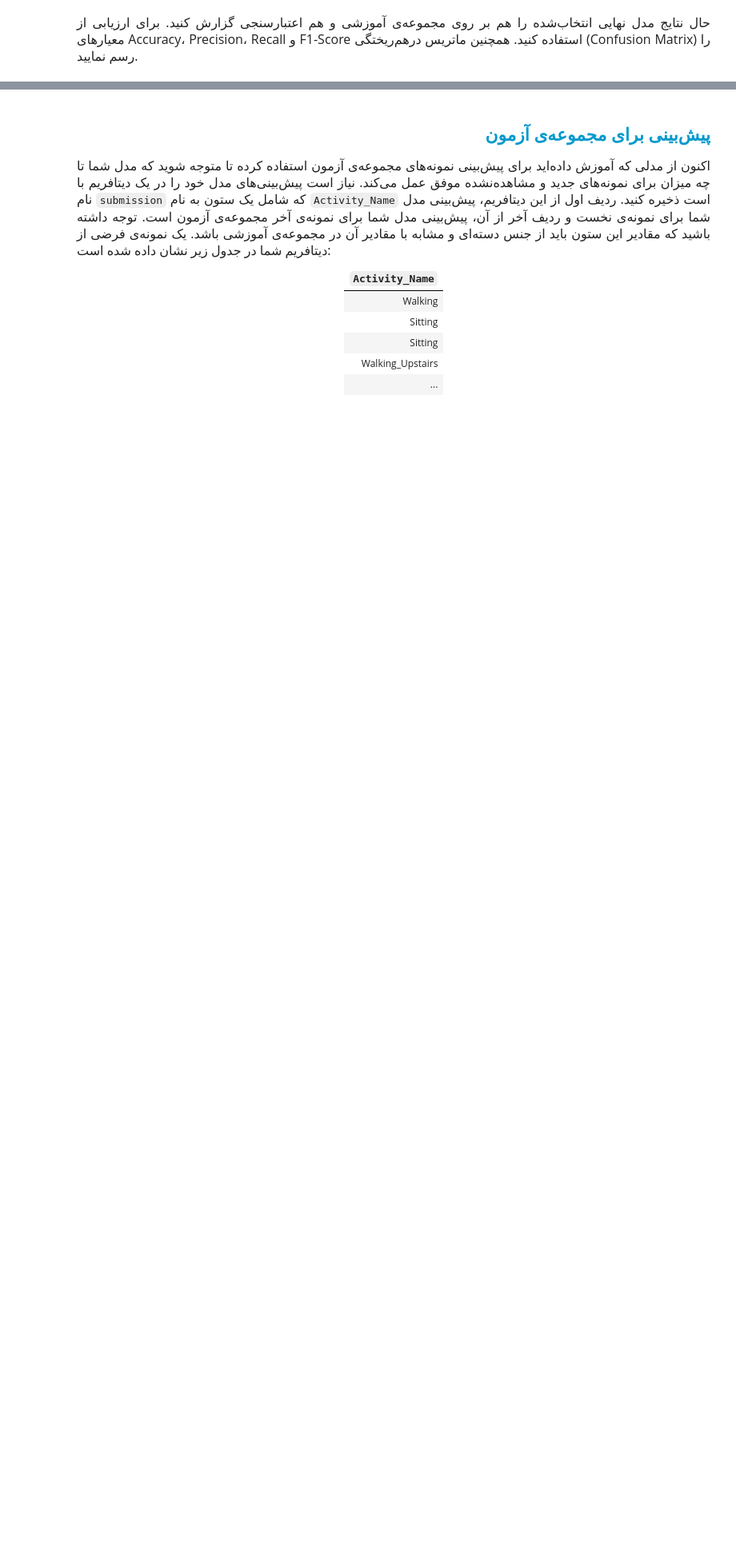
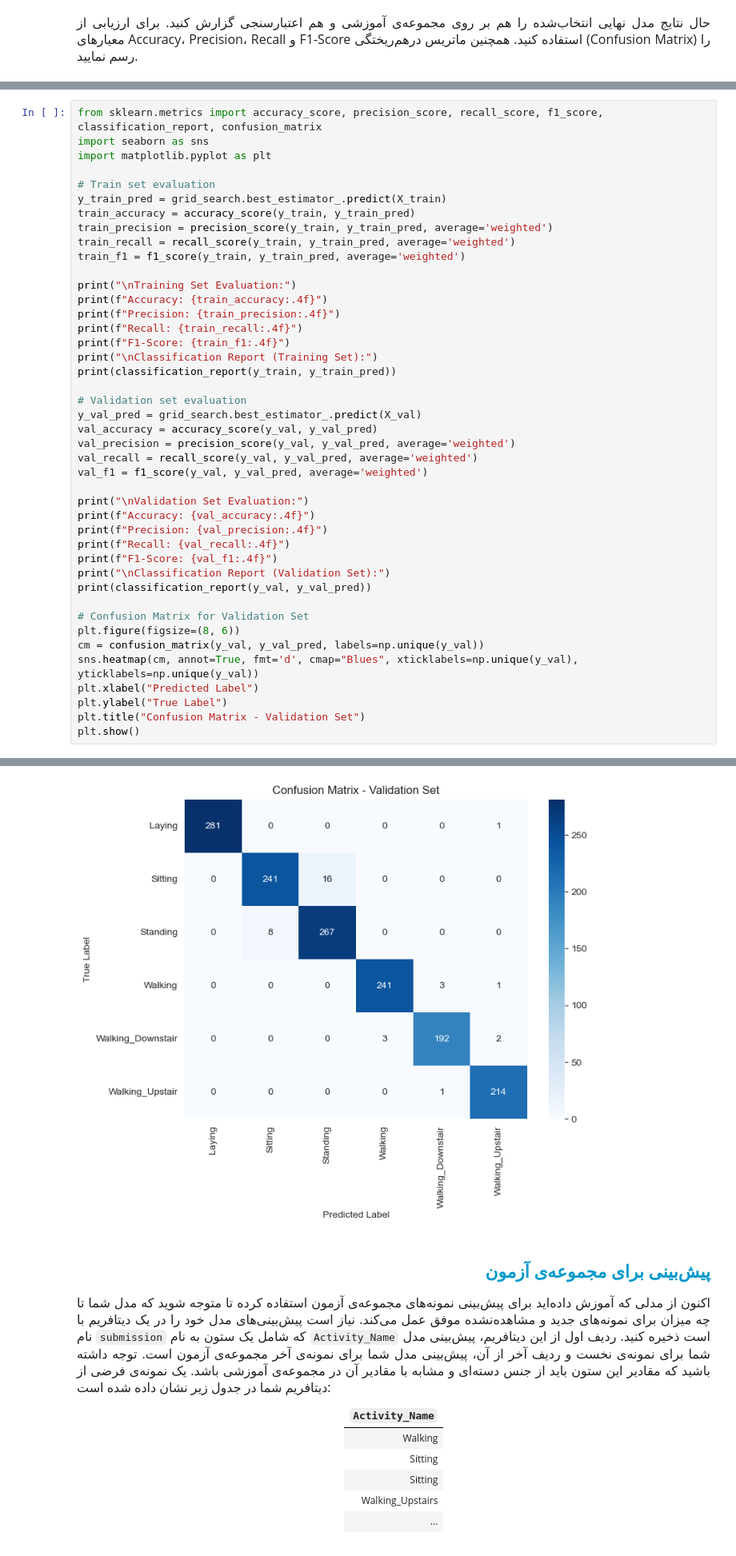
Before and after one commit to hirpej/human_activity_classification, a Jupyter notebook: human_activity_classification.ipynb, the cells around one changed output, grey strips where cells are left out. Shown: that part at 80% size. Saved outputs shown, nothing was run; the diff lists cells and outputs as text; blank space fills up the shorter version.

```diff
--- a/human_activity_classification.ipynb
+++ b/human_activity_classification.ipynb
@@ -277,0 +279,44 @@ This combination resulted in a <b>stable and highly accurate model</b> with an <
+# %%
+from sklearn.metrics import accuracy_score, precision_score, recall_score, f1_score, classification_report, confusion_matrix
+import seaborn as sns
+import matplotlib.pyplot as plt
+
+# Train set evaluation
+y_train_pred = grid_search.best_estimator_.predict(X_train)
+train_accuracy = accuracy_score(y_train, y_train_pred)
+train_precision = precision_score(y_train, y_train_pred, average='weighted')
+train_recall = recall_score(y_train, y_train_pred, average='weighted')
+train_f1 = f1_score(y_train, y_train_pred, average='weighted')
+
+print("\nTraining Set Evaluation:")
+print(f"Accuracy: {train_accuracy:.4f}")
+print(f"Precision: {train_precision:.4f}")
+print(f"Recall: {train_recall:.4f}")
+print(f"F1-Score: {train_f1:.4f}")
+print("\nClassification Report (Training Set):")
+print(classification_report(y_train, y_train_pred))
+
+# Validation set evaluation
+y_val_pred = grid_search.best_estimator_.predict(X_val)
+val_accuracy = accuracy_score(y_val, y_val_pred)
+val_precision = precision_score(y_val, y_val_pred, average='weighted')
+val_recall = recall_score(y_val, y_val_pred, average='weighted')
+val_f1 = f1_score(y_val, y_val_pred, average='weighted')
+
+print("\nValidation Set Evaluation:")
+print(f"Accuracy: {val_accuracy:.4f}")
+print(f"Precision: {val_precision:.4f}")
+print(f"Recall: {val_recall:.4f}")
+print(f"F1-Score: {val_f1:.4f}")
+print("\nClassification Report (Validation Set):")
+print(classification_report(y_val, y_val_pred))
+
+# Confusion Matrix for Validation Set
+plt.figure(figsize=(8, 6))
+cm = confusion_matrix(y_val, y_val_pred, labels=np.unique(y_val))
+sns.heatmap(cm, annot=True, fmt='d', cmap="Blues", xticklabels=np.unique(y_val), yticklabels=np.unique(y_val))
+plt.xlabel("Predicted Label")
+plt.ylabel("True Label")
+plt.title("Confusion Matrix - Validation Set")
+plt.show()
+# %% [output]
@@ -278,3 +340,4 @@ This combination resulted in a <b>stable and highly accurate model</b> with an <
+[figure, added]
 # %% [markdown]
 <h2 align=right style="line-height:200%;font-family:vazir;color:#0099cc">
 <font face="vazir">پیش‌بینی برای مجموعه‌ی آزمون</font>
```
Also changed, not shown: parts of 6 cells of this notebook.
